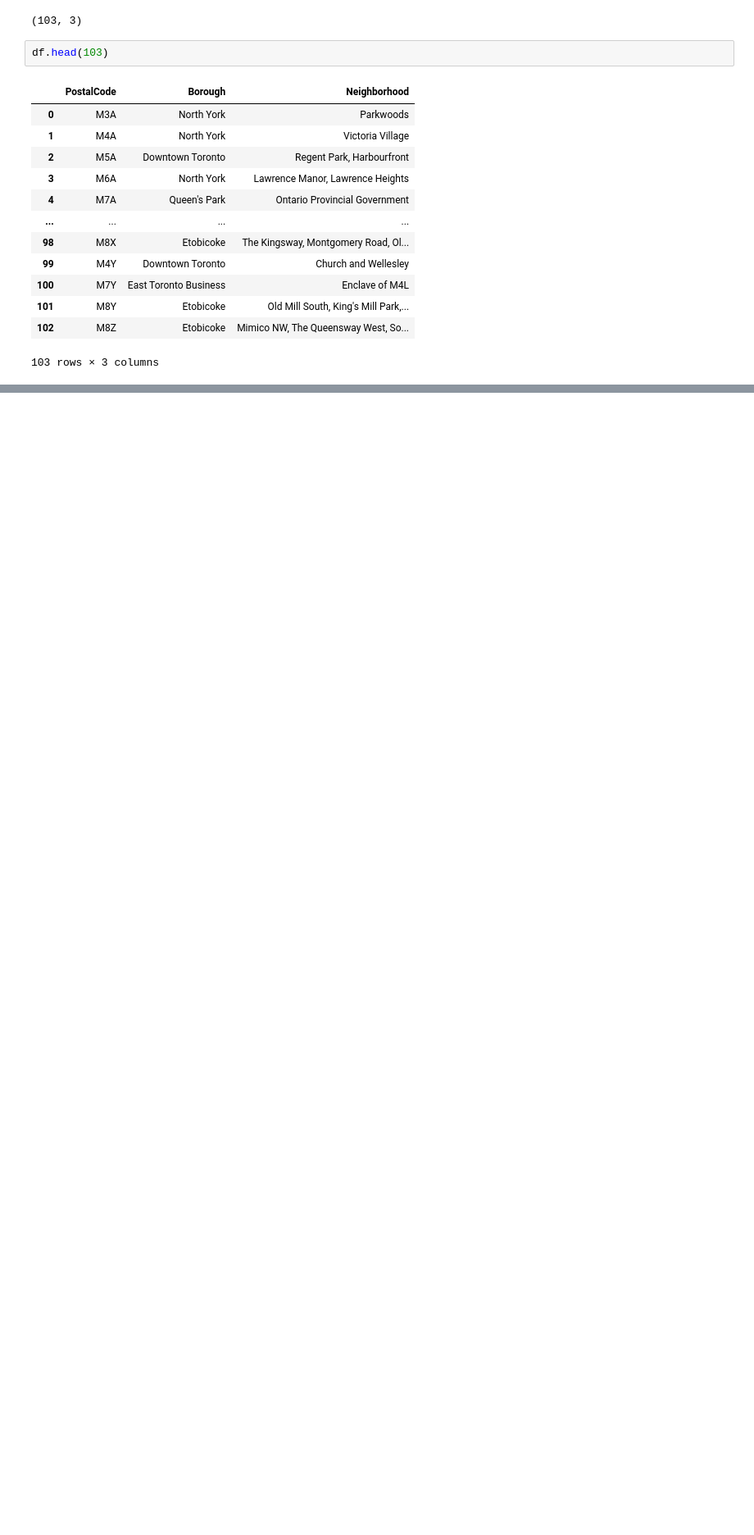
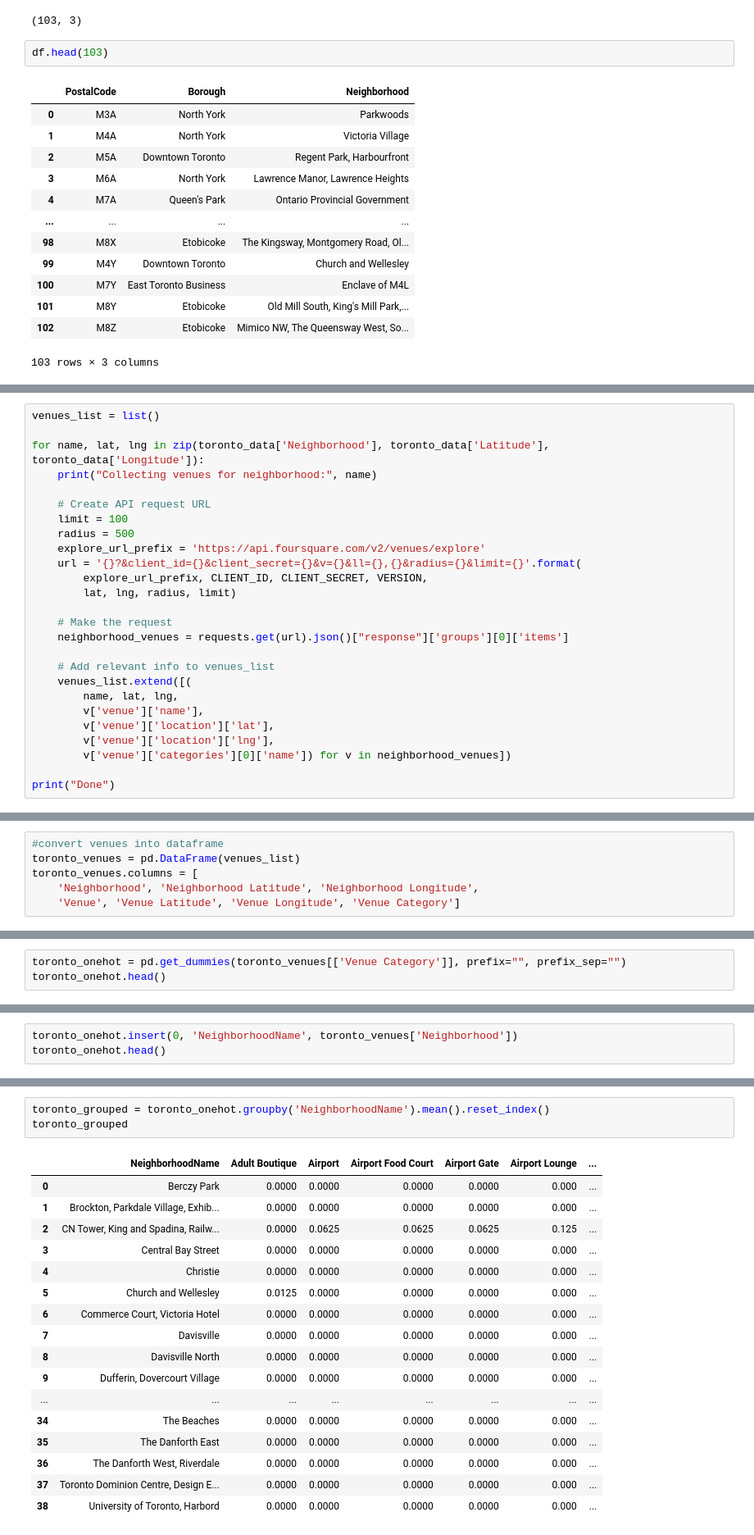
Before and after one commit to jokctseng/Coursera_Capstone, a Jupyter notebook: Segmenting and Clustering Neighborhoods PartI.ipynb, the cells around one changed output, grey strips where cells are left out. Shown at 82% size. Drawn from its saved outputs; the diff is of its cells as text; blank space fills up the shorter version.

```diff
--- a/Segmenting and Clustering Neighborhoods PartI.ipynb
+++ b/Segmenting and Clustering Neighborhoods PartI.ipynb
@@ -126,0 +431,26 @@ df.head(103)
+# %%
+venues_list = list()
+
+for name, lat, lng in zip(toronto_data['Neighborhood'], toronto_data['Latitude'], toronto_data['Longitude']):
+    print("Collecting venues for neighborhood:", name)
+
+    # Create API request URL
+    limit = 100
+    radius = 500
+    explore_url_prefix = 'https://api.foursquare.com/v2/venues/explore'
+    url = '{}?&client_id={}&client_secret={}&v={}&ll={},{}&radius={}&limit={}'.format(
+        explore_url_prefix, CLIENT_ID, CLIENT_SECRET, VERSION,
+        lat, lng, radius, limit)
+
+    # Make the request
+    neighborhood_venues = requests.get(url).json()["response"]['groups'][0]['items']
+
+    # Add relevant info to venues_list
+    venues_list.extend([(
+        name, lat, lng,
+        v['venue']['name'],
+        v['venue']['location']['lat'],
+        v['venue']['location']['lng'],
+        v['venue']['categories'][0]['name']) for v in neighborhood_venues])
+
+print("Done")
@@ -126,0 +480,6 @@ df.head(103)
+# %%
+#convert venues into dataframe
+toronto_venues = pd.DataFrame(venues_list)
+toronto_venues.columns = [
+    'Neighborhood', 'Neighborhood Latitude', 'Neighborhood Longitude',
+    'Venue', 'Venue Latitude', 'Venue Longitude', 'Venue Category']
@@ -126,0 +505,3 @@ df.head(103)
+# %%
+toronto_onehot = pd.get_dummies(toronto_venues[['Venue Category']], prefix="", prefix_sep="")
+toronto_onehot.head()
@@ -126,0 +516,3 @@ df.head(103)
+# %%
+toronto_onehot.insert(0, 'NeighborhoodName', toronto_venues['Neighborhood'])
+toronto_onehot.head()
@@ -126,0 +540,21 @@ df.head(103)
+# %%
+toronto_grouped = toronto_onehot.groupby('NeighborhoodName').mean().reset_index()
+toronto_grouped
+# %% [output]
+|  | NeighborhoodName | Adult Boutique | Airport | Airport Food Court | Airport Gate | Airport Lounge | ... |
+| 0 | Berczy Park | 0.0000 | 0.0000 | 0.0000 | 0.0000 | 0.000 | ... |
+| 1 | Brockton, Parkdale Village, Exhib... | 0.0000 | 0.0000 | 0.0000 | 0.0000 | 0.000 | ... |
+| 2 | CN Tower, King and Spadina, Railw... | 0.0000 | 0.0625 | 0.0625 | 0.0625 | 0.125 | ... |
+| 3 | Central Bay Street | 0.0000 | 0.0000 | 0.0000 | 0.0000 | 0.000 | ... |
+| 4 | Christie | 0.0000 | 0.0000 | 0.0000 | 0.0000 | 0.000 | ... |
+| 5 | Church and Wellesley | 0.0125 | 0.0000 | 0.0000 | 0.0000 | 0.000 | ... |
+| 6 | Commerce Court, Victoria Hotel | 0.0000 | 0.0000 | 0.0000 | 0.0000 | 0.000 | ... |
+| 7 | Davisville | 0.0000 | 0.0000 | 0.0000 | 0.0000 | 0.000 | ... |
+| 8 | Davisville North | 0.0000 | 0.0000 | 0.0000 | 0.0000 | 0.000 | ... |
+| 9 | Dufferin, Dovercourt Village | 0.0000 | 0.0000 | 0.0000 | 0.0000 | 0.000 | ... |
+| ... | ... | ... | ... | ... | ... | ... | ... |
+| 34 | The Beaches | 0.0000 | 0.0000 | 0.0000 | 0.0000 | 0.000 | ... |
+| 35 | The Danforth East | 0.0000 | 0.0000 | 0.0000 | 0.0000 | 0.000 | ... |
+| 36 | The Danforth West, Riverdale | 0.0000 | 0.0000 | 0.0000 | 0.0000 | 0.000 | ... |
+| 37 | Toronto Dominion Centre, Design E... | 0.0000 | 0.0000 | 0.0000 | 0.0000 | 0.000 | ... |
+| 38 | University of Toronto, Harbord | 0.0000 | 0.0000 | 0.0000 | 0.0000 | 0.000 | ... |
```
Also changed, not shown: parts of 55 cells of this notebook.
